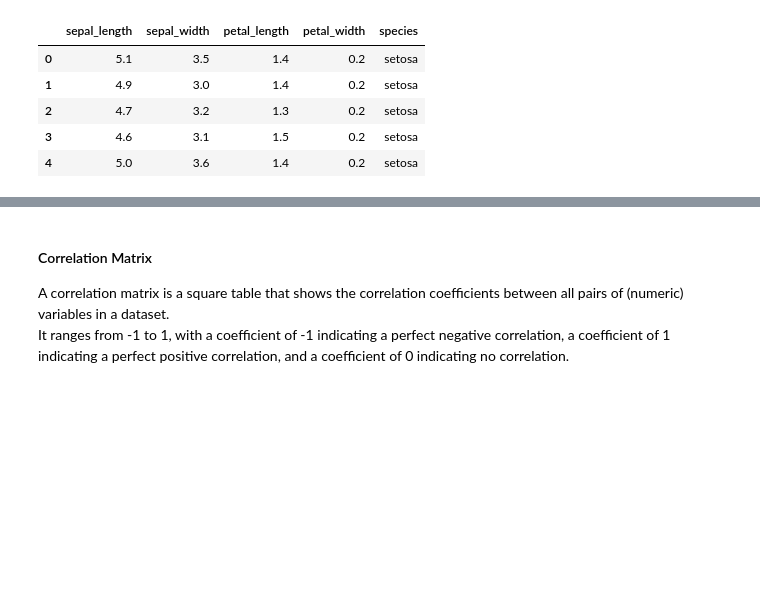
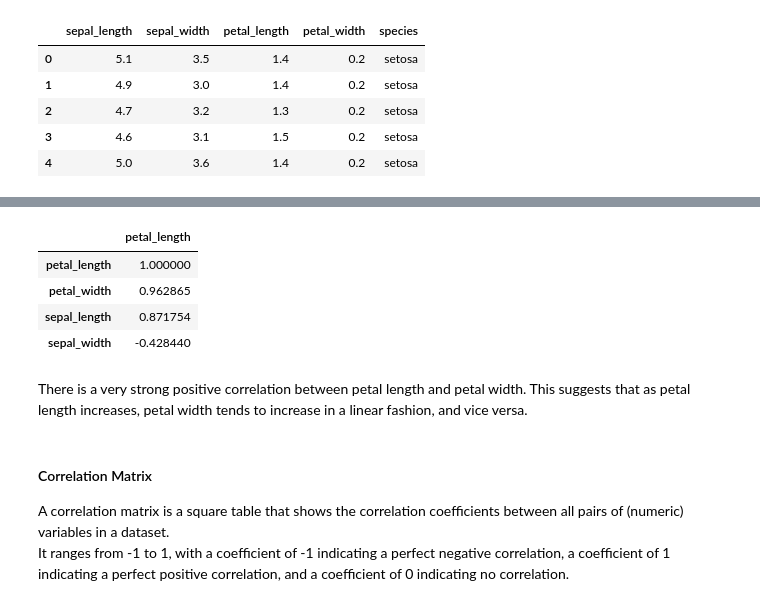
Before and after one commit to AlishaAng/EDA, a Jupyter notebook: Correlations.ipynb, the cells around one changed output, grey strips where cells are left out. Cells and saved outputs as stored; diff of their text form; code cells hidden in the pictures; blank space fills up the shorter version.

```diff
--- a/Correlations.ipynb
+++ b/Correlations.ipynb
@@ -17,3 +38,13 @@ df.head()
+# %%
+numeric_df.corr()['petal_length'][:].sort_values(ascending=False).to_frame()
+# %% [output]
+|  | petal_length |
+| petal_length | 1.000000 |
+| petal_width | 0.962865 |
+| sepal_length | 0.871754 |
+| sepal_width | -0.428440 |
+# %% [markdown]
+There is a very strong positive correlation between petal length and petal width. This suggests that as petal length increases, petal width tends to increase in a linear fashion, and vice versa.
 # %% [markdown]
 #### Correlation Matrix
 A correlation matrix is a square table that shows the correlation coefficients between all pairs of (numeric) variables in a dataset. <br>
```
Also changed, not shown: parts of 9 cells of this notebook.
